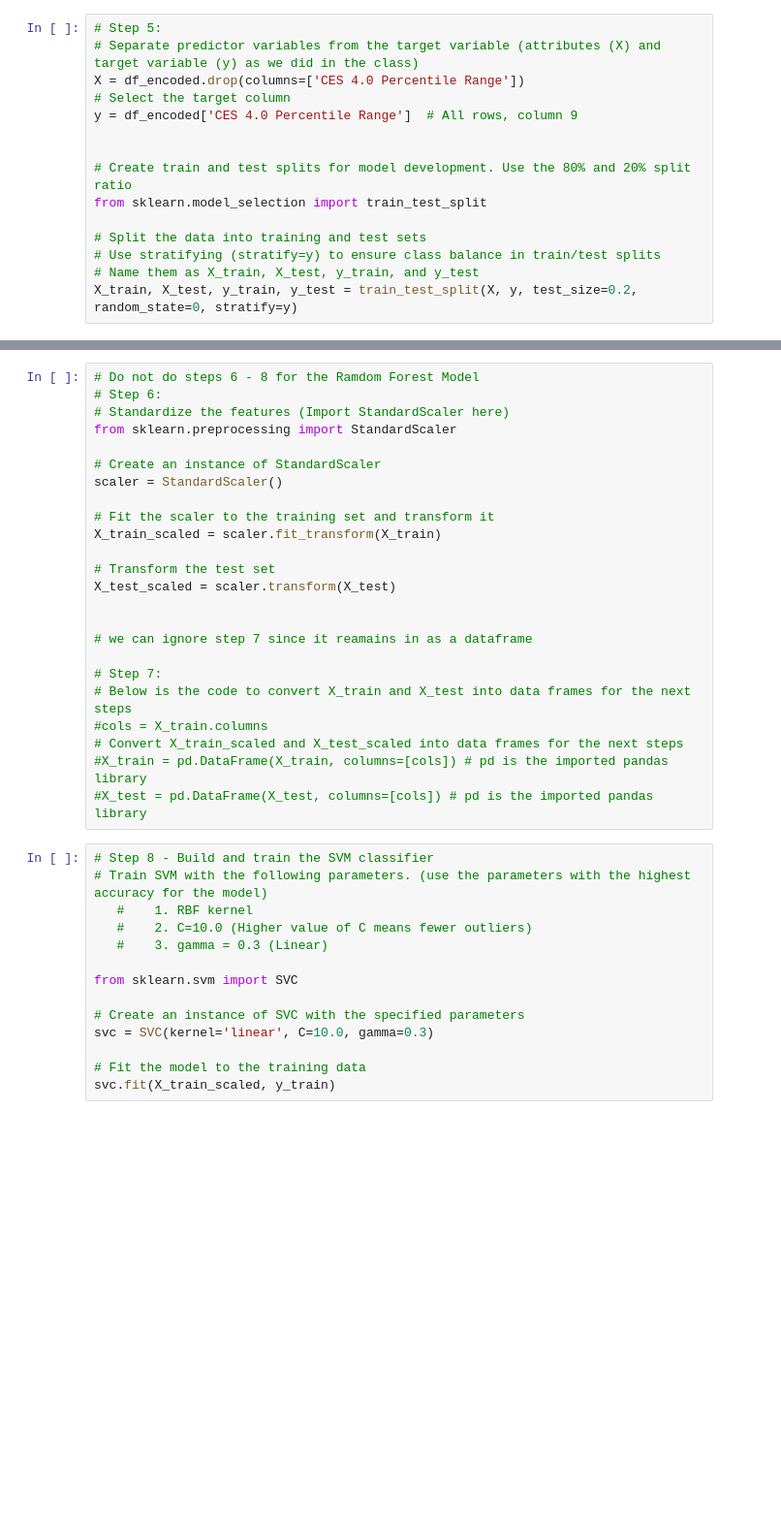
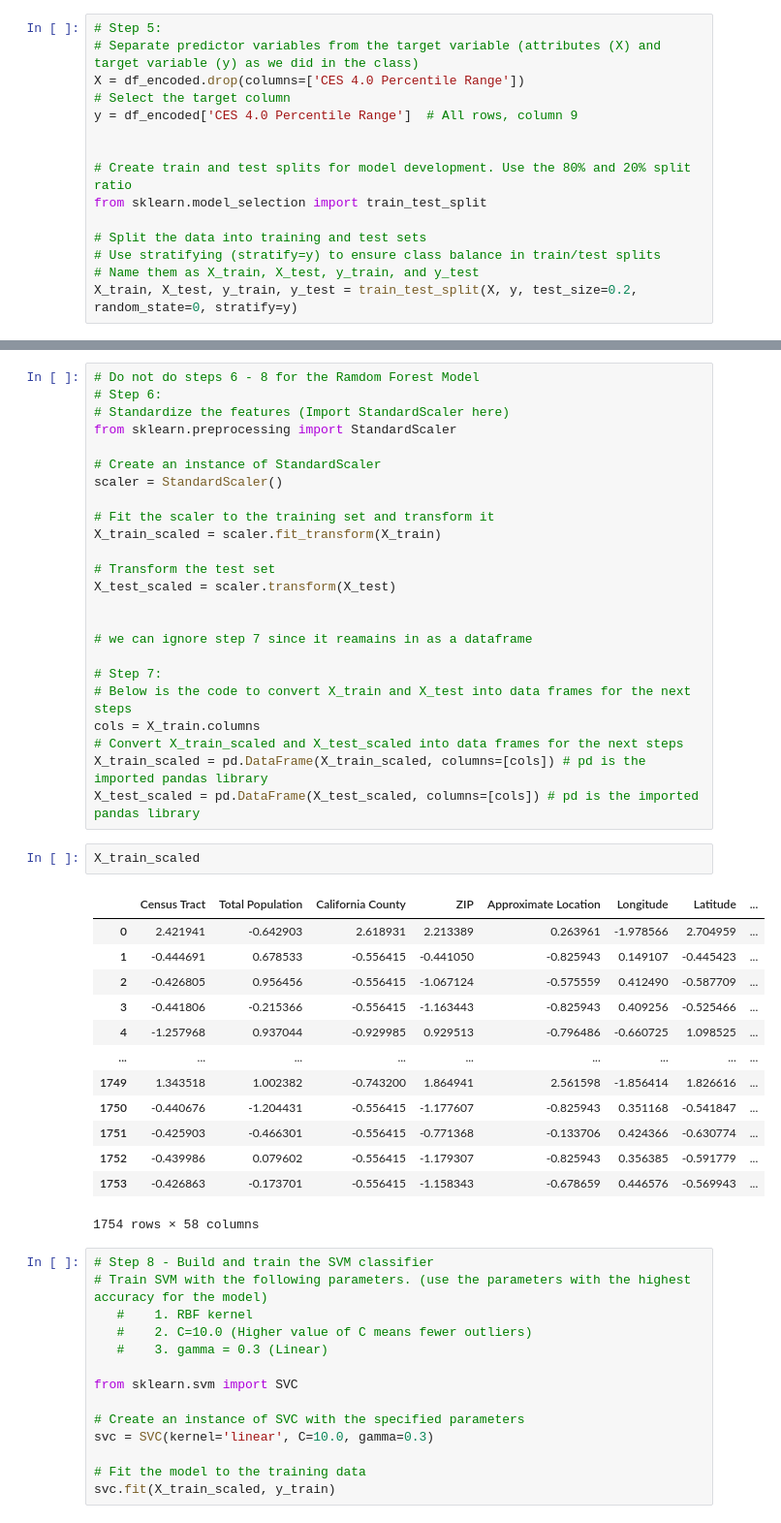
Before and after one commit to DiegoOzuna/Intro-Artificial-Intelligence, a Jupyter notebook: DACs_Classification/DACs_classification.ipynb, the cells around one changed output, grey strips where cells are left out. Shown at 97% size. Drawn from its saved outputs; the diff is of its cells as text; blank space fills up the shorter version.

```diff
--- a/DACs_Classification/DACs_classification.ipynb
+++ b/DACs_Classification/DACs_classification.ipynb
@@ -195,10 +195,26 @@ X_test_scaled = scaler.transform(X_test)
 
 # Step 7:
 # Below is the code to convert X_train and X_test into data frames for the next steps
-#cols = X_train.columns
+cols = X_train.columns
 # Convert X_train_scaled and X_test_scaled into data frames for the next steps
-#X_train = pd.DataFrame(X_train, columns=[cols]) # pd is the imported pandas library
-#X_test = pd.DataFrame(X_test, columns=[cols]) # pd is the imported pandas library
+X_train_scaled = pd.DataFrame(X_train_scaled, columns=[cols]) # pd is the imported pandas library
+X_test_scaled = pd.DataFrame(X_test_scaled, columns=[cols]) # pd is the imported pandas library
+# %%
+X_train_scaled
+# %% [output]
+|  | Census Tract | Total Population | California County | ZIP | Approximate Location | Longitude | Latitude | ... |
+| 0 | 2.421941 | -0.642903 | 2.618931 | 2.213389 | 0.263961 | -1.978566 | 2.704959 | ... |
+| 1 | -0.444691 | 0.678533 | -0.556415 | -0.441050 | -0.825943 | 0.149107 | -0.445423 | ... |
+| 2 | -0.426805 | 0.956456 | -0.556415 | -1.067124 | -0.575559 | 0.412490 | -0.587709 | ... |
+| 3 | -0.441806 | -0.215366 | -0.556415 | -1.163443 | -0.825943 | 0.409256 | -0.525466 | ... |
+| 4 | -1.257968 | 0.937044 | -0.929985 | 0.929513 | -0.796486 | -0.660725 | 1.098525 | ... |
+| ... | ... | ... | ... | ... | ... | ... | ... | ... |
+| 1749 | 1.343518 | 1.002382 | -0.743200 | 1.864941 | 2.561598 | -1.856414 | 1.826616 | ... |
+| 1750 | -0.440676 | -1.204431 | -0.556415 | -1.177607 | -0.825943 | 0.351168 | -0.541847 | ... |
+| 1751 | -0.425903 | -0.466301 | -0.556415 | -0.771368 | -0.133706 | 0.424366 | -0.630774 | ... |
+| 1752 | -0.439986 | 0.079602 | -0.556415 | -1.179307 | -0.825943 | 0.356385 | -0.591779 | ... |
+| 1753 | -0.426863 | -0.173701 | -0.556415 | -1.158343 | -0.678659 | 0.446576 | -0.569943 | ... |
+1754 rows × 58 columns
 # %%
 # Step 8 - Build and train the SVM classifier
 # Train SVM with the following parameters. (use the parameters with the highest accuracy for the model)
```
Also changed, not shown: parts of 6 cells of this notebook.
